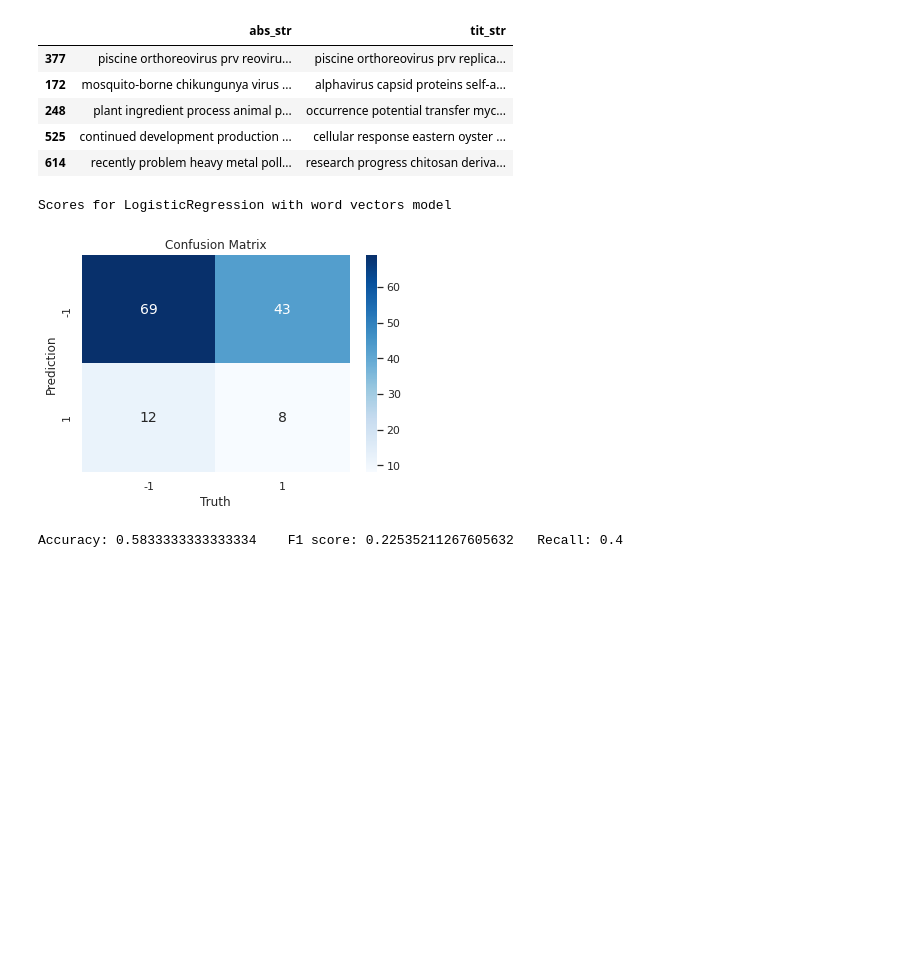
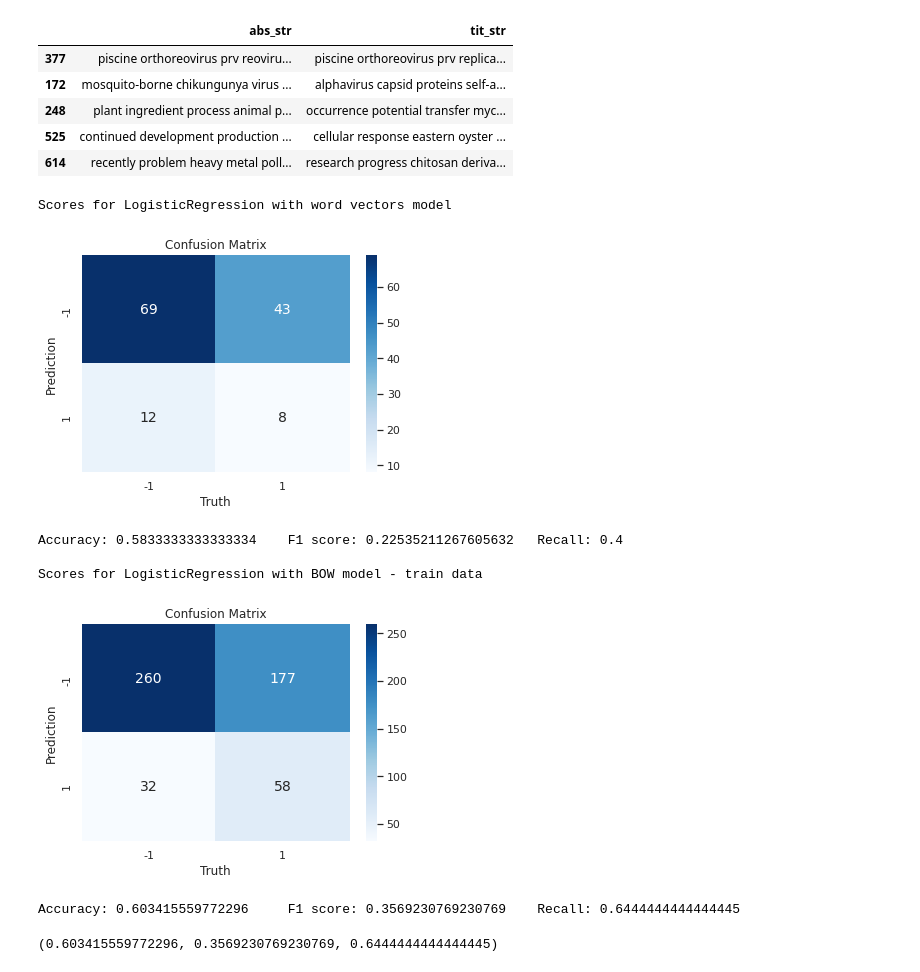
Before and after one commit to jsokolowska/ner-text-classification, a Jupyter notebook: practicalExcercise.ipynb, the cells around one changed output. Saved outputs shown, nothing was run; the diff lists cells and outputs as text; code cells hidden in the pictures; blank space fills up the shorter version.

```diff
--- a/practicalExcercise.ipynb
+++ b/practicalExcercise.ipynb
@@ -736,13 +740,20 @@ embeddings_train, embeddings_test, y_train, y_test = load_avg_glove()
 # %%
 from sklearn.linear_model import LogisticRegression
 logistic = LogisticRegression(class_weight='balanced')
 logistic.fit(embeddings_train, y_train)
 print("Scores for LogisticRegression with word vectors model")
-log_tfidf = calculate_metrics(embeddings_test, y_test, logistic, True, True)
+log_glove_balanced = calculate_metrics(embeddings_test, y_test, logistic, True, True)
+print("\nScores for LogisticRegression with BOW model - train data")
+calculate_metrics(embeddings_train, y_train, logistic, True, True)
 # %% [output]
 Scores for LogisticRegression with word vectors model
 [figure]
 Accuracy: 0.5833333333333334    F1 score: 0.22535211267605632   Recall: 0.4
+
+Scores for LogisticRegression with BOW model - train data
+[figure, added]
+Accuracy: 0.603415559772296     F1 score: 0.3569230769230769    Recall: 0.6444444444444445
+(0.603415559772296, 0.3569230769230769, 0.6444444444444445)
 # %%
 
 logistic = LogisticRegression()
```
Also changed, not shown: parts of 6 cells of this notebook.
